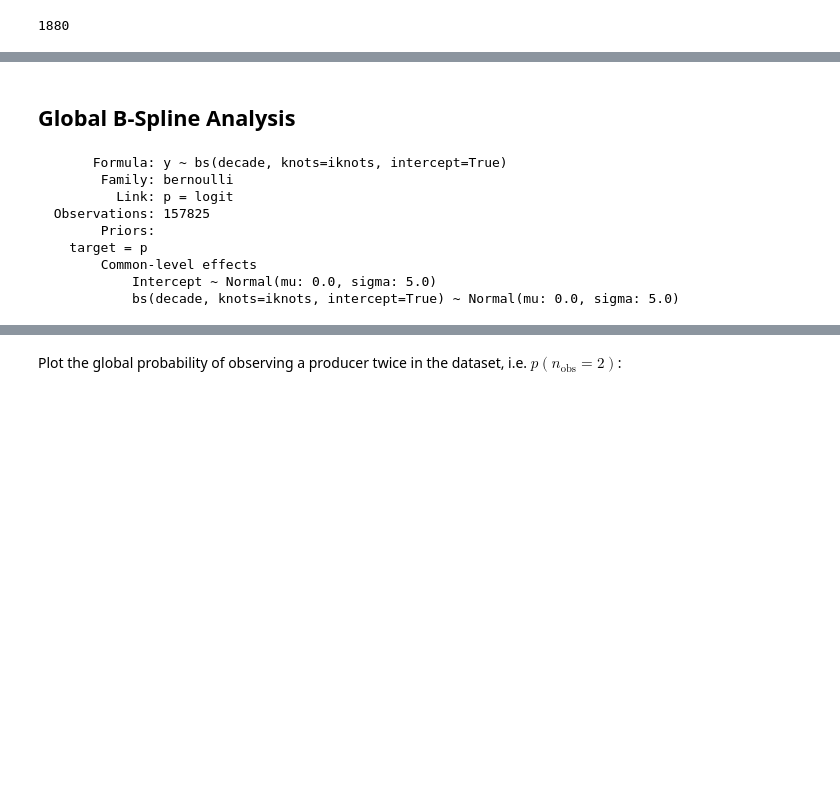
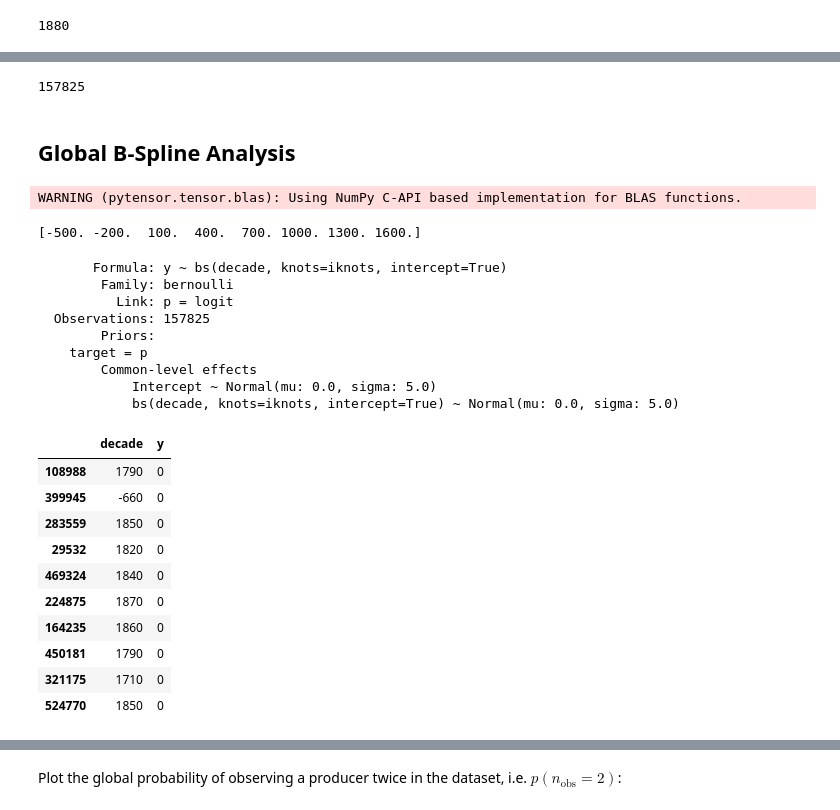
Before and after one commit to charlesdedampierre/cultura_project, a Jupyter notebook: unseen_species_model/regression.ipynb, the cells around one changed output, grey strips where cells are left out. Saved outputs shown, nothing was run; the diff lists cells and outputs as text; code cells hidden in the pictures; blank space fills up the shorter version.

```diff
--- a/unseen_species_model/regression.ipynb
+++ b/unseen_species_model/regression.ipynb
@@ -49,3 +39,13 @@ df_m.sample(10)
+# %%
+df['count'] = df['count_works']
+df_m = df.copy()
+df_m = df_m[df_m['count'].isin({0, 1, 2})] # Not more ?
+df_m['y'] = df_m['count'].map({0: 0, 1: 0, 2: 1})
+df_m.sample(10)
+
+print(len(df_m))
+# %% [output]
+157825
 # %% [markdown]
 ## Global B-Spline Analysis
 # %%
@@ -53,6 +53,9 @@ import bambi as bmb
 import arviz as az
 
 iknots = knots[1:-1]
+
+
+print(iknots)
 
 sample = df_m
 
@@ -65,15 +68,31 @@ m_splines = bmb.Model(
     'y ~ bs(decade, knots=iknots, intercept=True)', sample, family='bernoulli', priors=priors)
 m_splines
 # %% [output]
-       Formula: y ~ bs(decade, knots=iknots, intercept=True)
-        Family: bernoulli
-          Link: p = logit
-  Observations: 157825
-        Priors:
-    target = p
-        Common-level effects
-            Intercept ~ Normal(mu: 0.0, sigma: 5.0)
-            bs(decade, knots=iknots, intercept=True) ~ Normal(mu: 0.0, sigma: 5.0)
+WARNING (pytensor.tensor.blas): Using NumPy C-API based implementation for BLAS functions.
+[-500. -200.  100.  400.  700. 1000. 1300. 1600.]
+       Formula: y ~ bs(decade, knots=iknots, intercept=True)
+        Family: bernoulli
+          Link: p = logit
+  Observations: 157825
+        Priors:
+    target = p
+        Common-level effects
+            Intercept ~ Normal(mu: 0.0, sigma: 5.0)
+            bs(decade, knots=iknots, intercept=True) ~ Normal(mu: 0.0, sigma: 5.0)
+# %%
+df_m[['decade', 'y']].sample(10)
+# %% [output]
+|  | decade | y |
+| 108988 | 1790 | 0 |
+| 399945 | -660 | 0 |
+| 283559 | 1850 | 0 |
+| 29532 | 1820 | 0 |
+| 469324 | 1840 | 0 |
+| 224875 | 1870 | 0 |
+| 164235 | 1860 | 0 |
+| 450181 | 1790 | 0 |
+| 321175 | 1710 | 0 |
+| 524770 | 1850 | 0 |
 # %%
 p_splines = m_splines.fit(draws=1000, chains=4, idata_kwargs={"log_likelihood": True})
 az.summary(p_splines)
```
Also changed, not shown: parts of 16 cells of this notebook, 1 other file.
